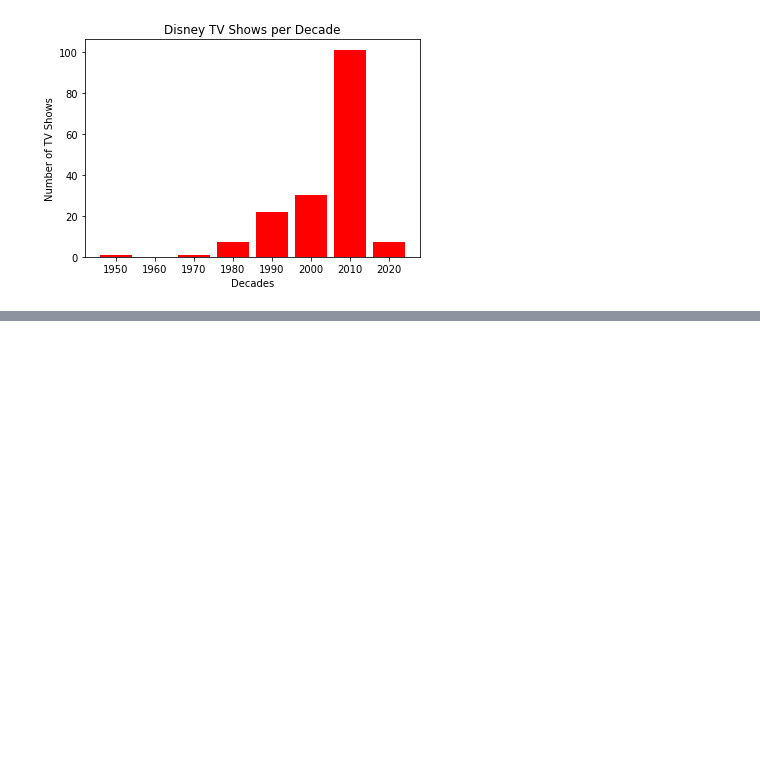
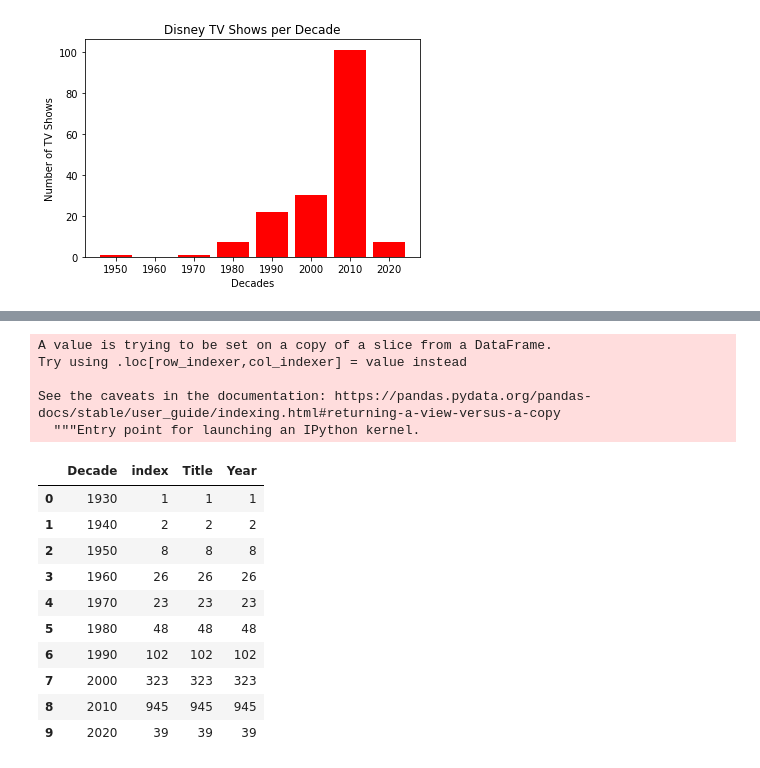
Before and after one commit to trevorguleserian/Project1, a Jupyter notebook: tv_data.ipynb, the cells around one changed output, grey strips where cells are left out. Saved outputs shown, nothing was run; the diff lists cells and outputs as text; code cells hidden in the pictures; blank space fills up the shorter version.

```diff
--- a/tv_data.ipynb
+++ b/tv_data.ipynb
@@ -179,0 +207,27 @@ plt.show()
+# %%
+hulu_df['Decade'] = pd.cut(hulu_year_df['Year'], year_bin, labels=year_names, include_lowest=True)
+
+
+hulu_df.describe()
+
+hulu_year_df
+
+# summary_hulu = hulu_df.groupby(['Decade']).agg({'IMDb': ['mean', 'median']})
+# summary_hulu
+# %% [output]
+A value is trying to be set on a copy of a slice from a DataFrame.
+Try using .loc[row_indexer,col_indexer] = value instead
+
+See the caveats in the documentation: https://pandas.pydata.org/pandas-docs/stable/user_guide/indexing.html#returning-a-view-versus-a-copy
+  """Entry point for launching an IPython kernel.
+|  | Decade | index | Title | Year |
+| 0 | 1930 | 1 | 1 | 1 |
+| 1 | 1940 | 2 | 2 | 2 |
+| 2 | 1950 | 8 | 8 | 8 |
+| 3 | 1960 | 26 | 26 | 26 |
+| 4 | 1970 | 23 | 23 | 23 |
+| 5 | 1980 | 48 | 48 | 48 |
+| 6 | 1990 | 102 | 102 | 102 |
+| 7 | 2000 | 323 | 323 | 323 |
+| 8 | 2010 | 945 | 945 | 945 |
+| 9 | 2020 | 39 | 39 | 39 |
```
Also changed, not shown: parts of 5 cells of this notebook, 2 other files.
